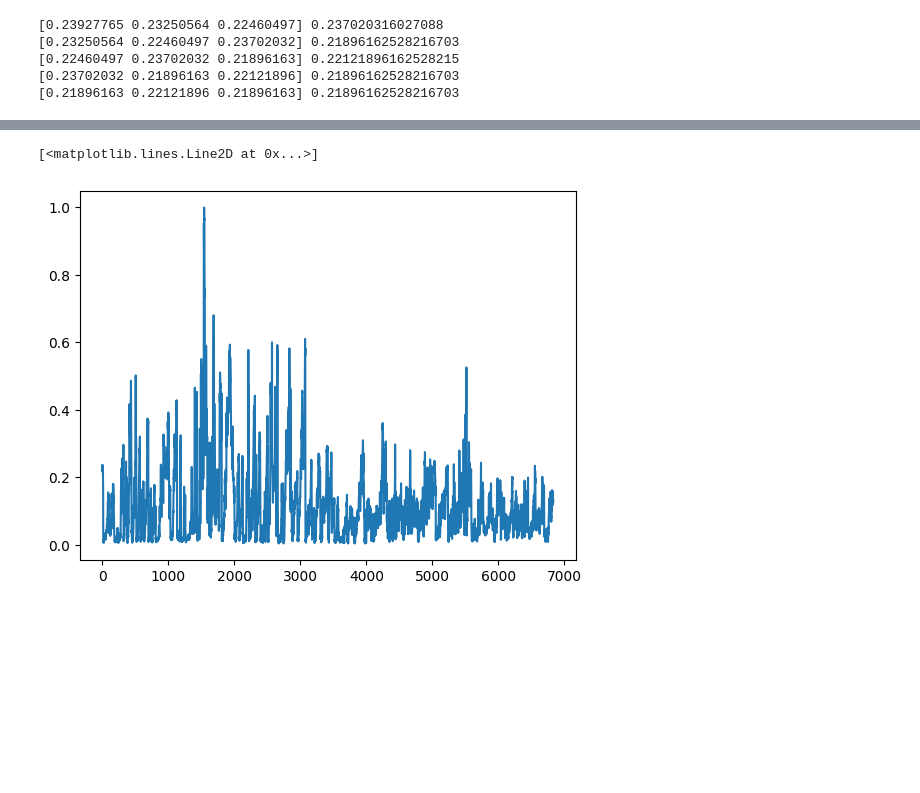
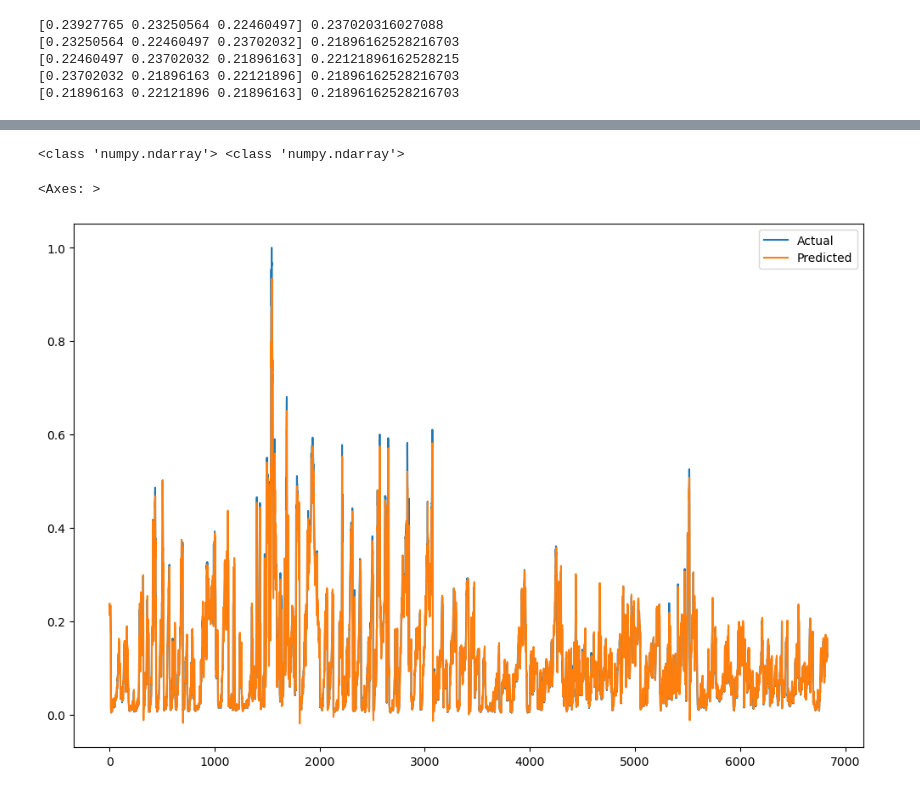
Before and after one commit to mohdzain98/Air_Pollution_Prediction, a Jupyter notebook: airpollution.ipynb, the cells around one changed output, grey strips where cells are left out. Cells and saved outputs as stored; diff of their text form; code cells hidden in the pictures; blank space fills up the shorter version.

```diff
--- a/airpollution.ipynb
+++ b/airpollution.ipynb
@@ -238,5 +232,16 @@ plt.plot(yhat)
-# %%
-plt.plot(y_split_test)
-# %% [output]
-[<matplotlib.lines.Line2D at 0x...>]
-[figure, removed]
+# %%
+print(type(y_split_test),type(yhat))
+# %% [output]
+<class 'numpy.ndarray'> <class 'numpy.ndarray'>
+# %%
+y_testReshaped = y_split_test.reshape(-1)
+y_test_plt = pd.Series(y_testReshaped)
+# %%
+yhatReshaped = yhat.reshape(-1)
+yhatplt = pd.Series(yhatReshaped)
+# %%
+y_test_plt.plot(legend=True,label='Actual',figsize=(12,8))
+yhatplt.plot(legend=True,label='Predicted')
+# %% [output]
+<Axes: >
+[figure, added]
```
Also changed, not shown: parts of 29 cells of this notebook.
